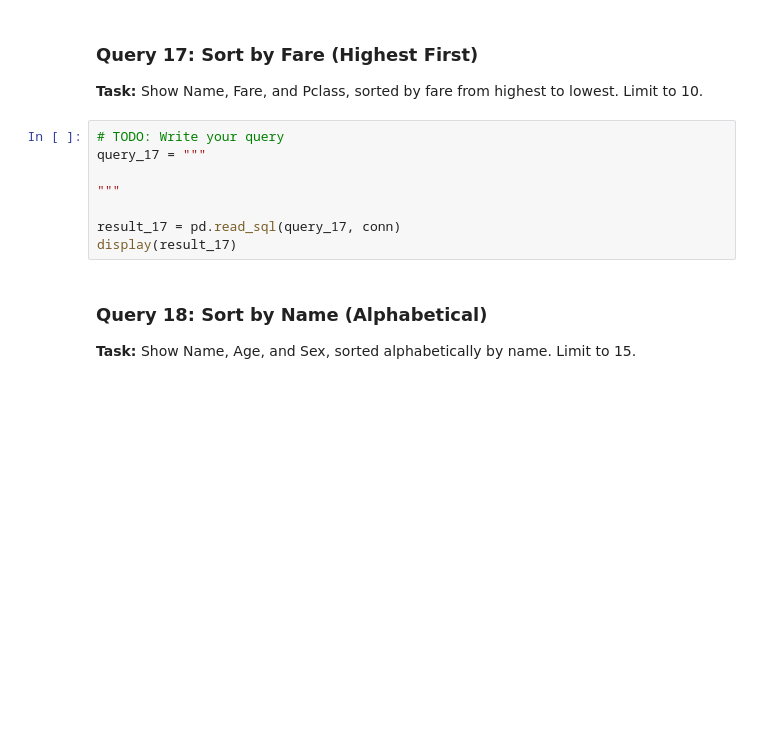
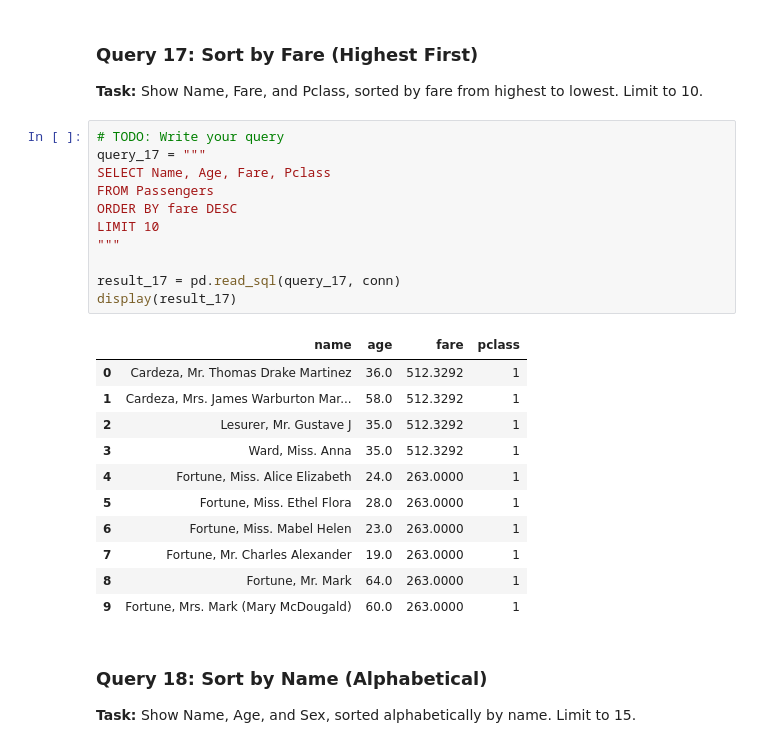
Before and after one commit to LSprecher27/databaseApplications, a Jupyter notebook: dbApps04/dbApps04Tasks.ipynb, the cells around one changed output. Cells and saved outputs as stored; diff of their text form; blank space fills up the shorter version.

```diff
--- a/dbApps04/dbApps04Tasks.ipynb
+++ b/dbApps04/dbApps04Tasks.ipynb
@@ -432,11 +510,26 @@ display(result_16)
 # %%
 # TODO: Write your query
 query_17 = """
-
+SELECT Name, Age, Fare, Pclass
+FROM Passengers
+ORDER BY fare DESC
+LIMIT 10
 """
 
 result_17 = pd.read_sql(query_17, conn)
 display(result_17)
+# %% [output]
+|  | name | age | fare | pclass |
+| 0 | Cardeza, Mr. Thomas Drake Martinez | 36.0 | 512.3292 | 1 |
+| 1 | Cardeza, Mrs. James Warburton Mar... | 58.0 | 512.3292 | 1 |
+| 2 | Lesurer, Mr. Gustave J | 35.0 | 512.3292 | 1 |
+| 3 | Ward, Miss. Anna | 35.0 | 512.3292 | 1 |
+| 4 | Fortune, Miss. Alice Elizabeth | 24.0 | 263.0000 | 1 |
+| 5 | Fortune, Miss. Ethel Flora | 28.0 | 263.0000 | 1 |
+| 6 | Fortune, Miss. Mabel Helen | 23.0 | 263.0000 | 1 |
+| 7 | Fortune, Mr. Charles Alexander | 19.0 | 263.0000 | 1 |
+| 8 | Fortune, Mr. Mark | 64.0 | 263.0000 | 1 |
+| 9 | Fortune, Mrs. Mark (Mary McDougald) | 60.0 | 263.0000 | 1 |
 # %% [markdown]
 ### Query 18: Sort by Name (Alphabetical)
 
```
Also changed, not shown: parts of 16 cells of this notebook.
